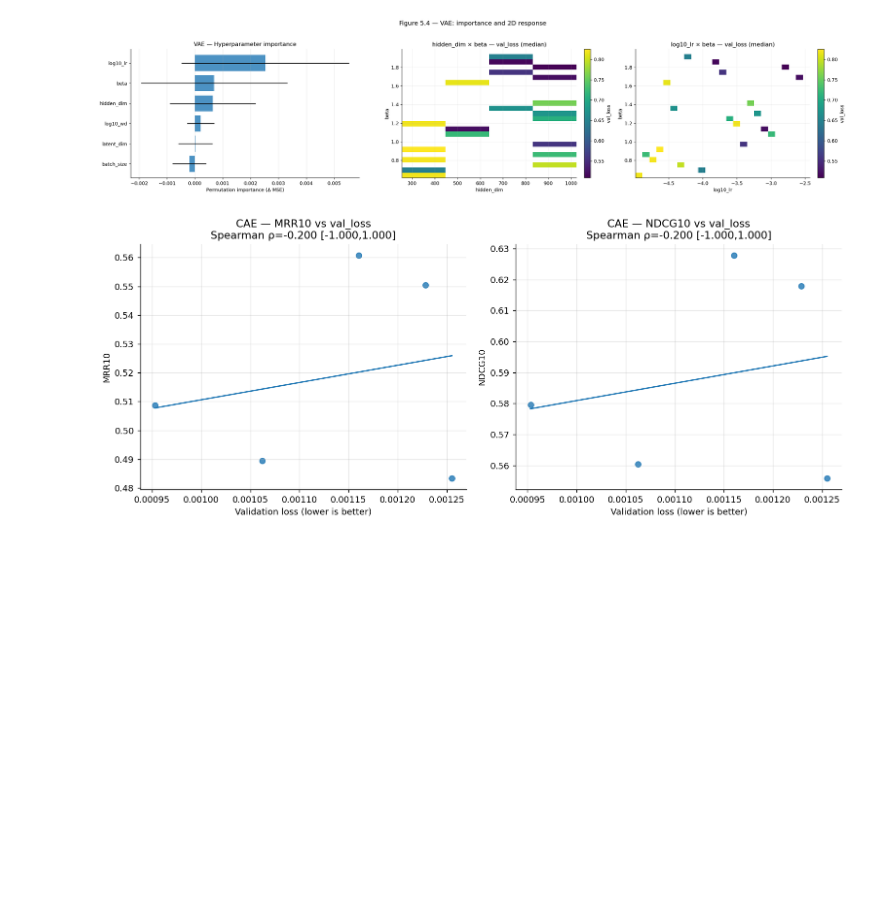
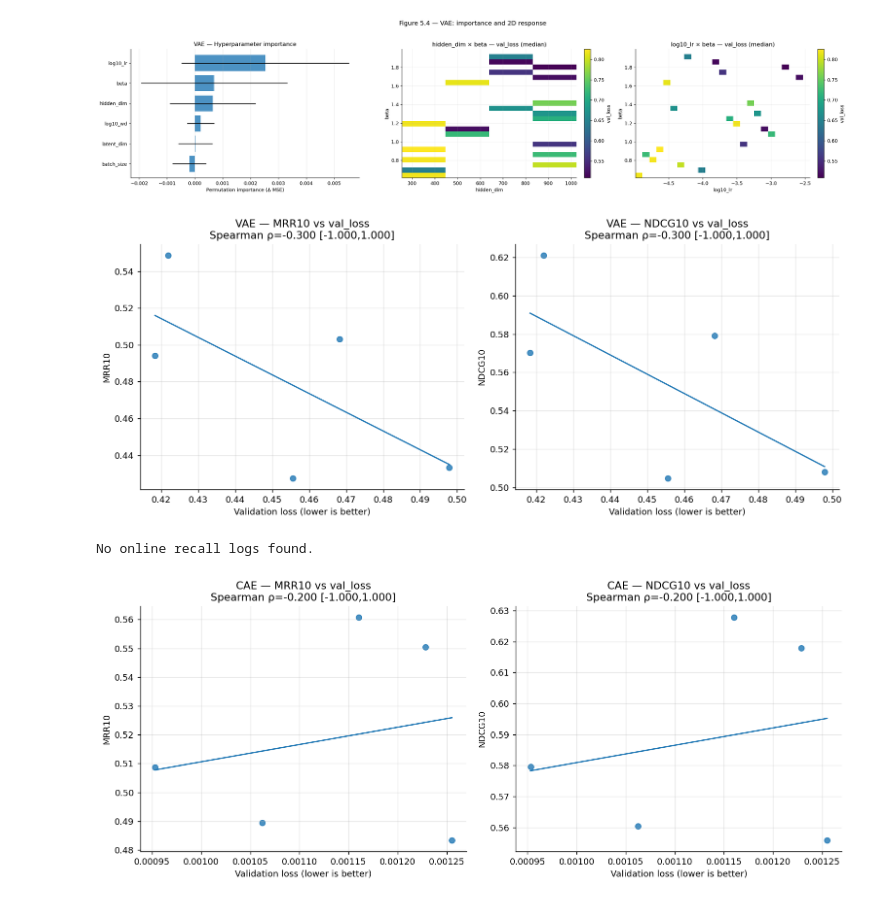
Before and after one commit to engares/latent-rag, a Jupyter notebook: analysis/metric_analysis.ipynb, the cells around one changed output. Saved outputs shown, nothing was run; the diff lists cells and outputs as text; code cells hidden in the pictures; blank space fills up the shorter version.

```diff
--- a/analysis/metric_analysis.ipynb
+++ b/analysis/metric_analysis.ipynb
@@ -1238,6 +1238,27 @@ def plot_online_recall_by_epoch(df_online: pd.DataFrame, title: str = "Online Re
     ax.set_xlabel("Epoch"); ax.set_ylabel("Recall")
     ax.set_title(title); ax.grid(alpha=0.3); ax.legend(frameon=False)
     plt.tight_layout(); plt.show()
+# %%
+# ====== VAE (ajusta globs a tus rutas reales) ======
+#df_hpo = load_hpo_trials("../models/history", "hpo_vae_*.csv")
+#df_ret = load_retrieval_results("../models/history", "hpo_vae_*_retrieval.csv")
+#df_join = build_trial_retrieval_table(df_hpo, df_ret)
+
+#df_join.to_csv("vae_trial_retrieval_joined.csv", index=False)  # opcional: guardar
+# Remove inf and nan values from df_join
+#df_join = df_join.replace([np.inf, -np.inf], np.nan).dropna()
+
+df_join = pd.read_csv("vae_trial_retrieval_joined.csv")  # opcional: recargar
+
+# (A) Correlación val_loss ↔ métricas de retrieval
+plot_val_vs_retrieval_scatter(df_join, model_label="VAE")
+
+# (B) Recall@k online por epoch (si lo tienes logueado)
+df_online = load_online_recall("../models/history/online_eval", "*.csv")  # ajusta ruta/patrón
+plot_online_recall_by_epoch(df_online, title="VAE — Online Recall@k by epoch")
+# %% [output]
+[figure, added]
+No online recall logs found.
 # %%
 # ====== CAE (ajusta globs a tus rutas reales) ======
 df_hpo = load_hpo_trials("../models/history", "hpo_cae_*.csv")
```
Also changed, not shown: parts of 8 cells of this notebook, 4 other files.
